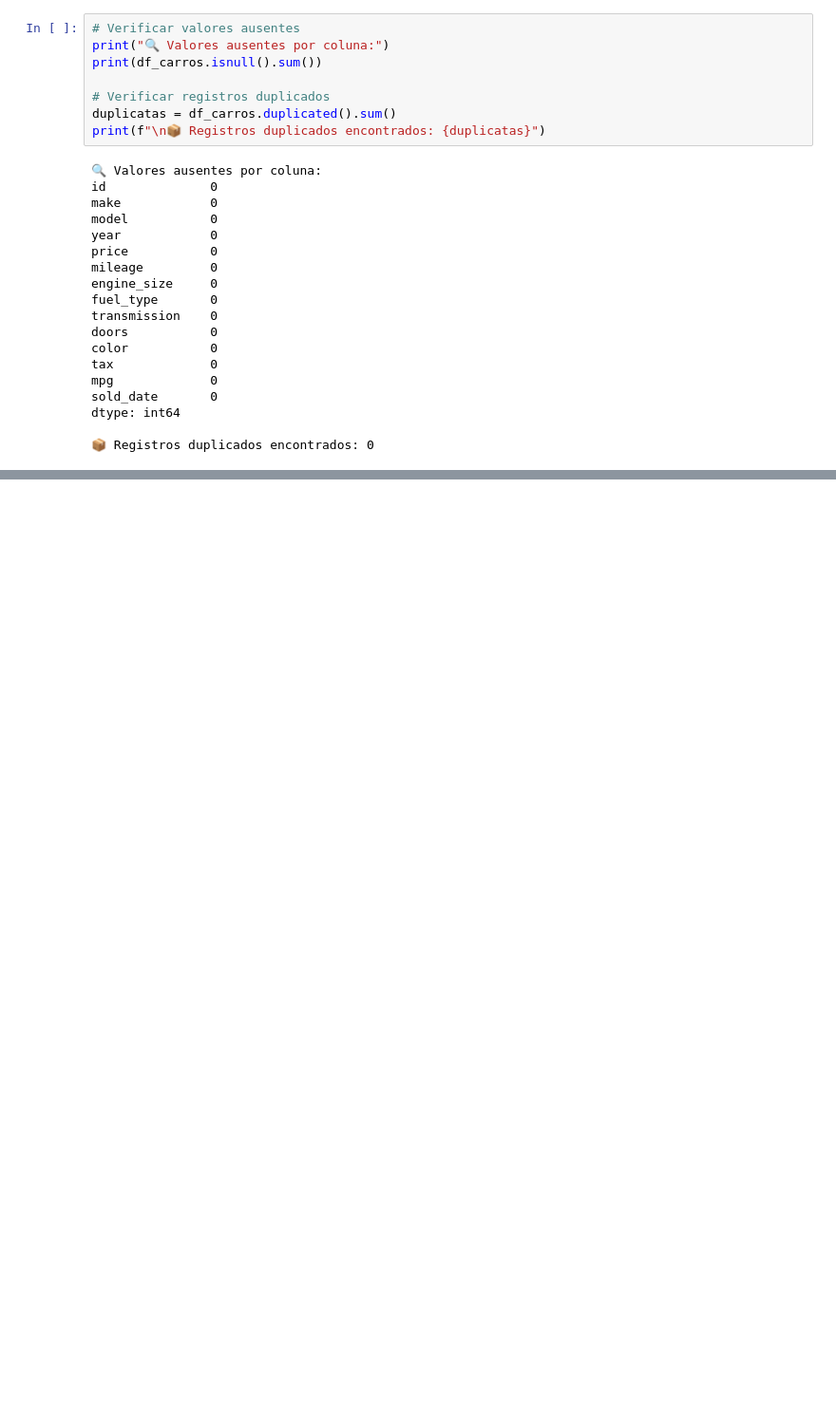
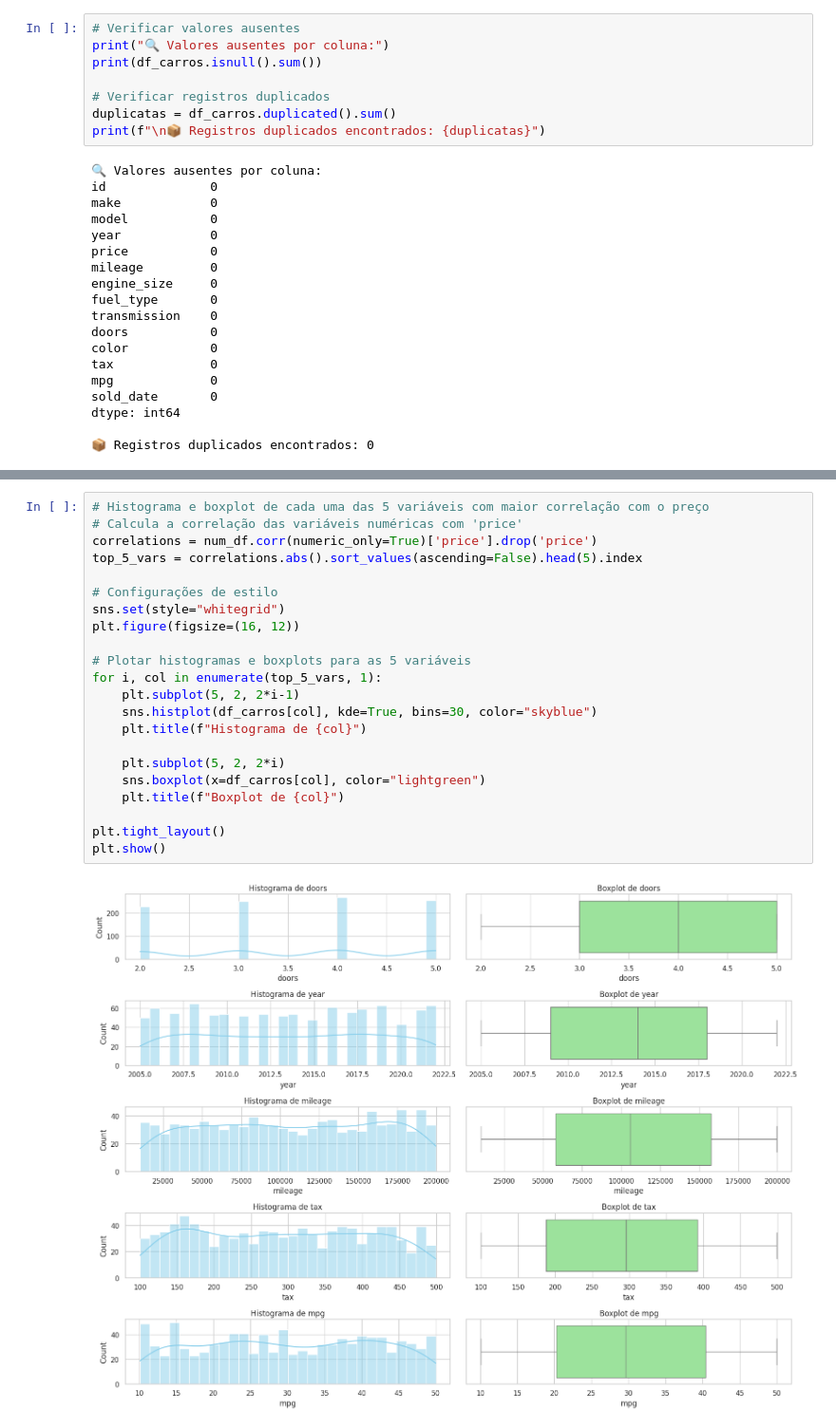
Before and after one commit to devLarissaRodrigues/WoMakersCode-DataAnalytics-DesafiosEmSquad, a Jupyter notebook: Desafio5_completo_em_squad.ipynb, the cells around one changed output, grey strips where cells are left out. Shown at 95% size. Cells and saved outputs as stored; diff of their text form; blank space fills up the shorter version.

```diff
--- a/Desafio5_completo_em_squad.ipynb
+++ b/Desafio5_completo_em_squad.ipynb
@@ -110,0 +240,24 @@ dtype: int64
+# %%
+# Histograma e boxplot de cada uma das 5 variáveis com maior correlação com o preço
+# Calcula a correlação das variáveis numéricas com 'price'
+correlations = num_df.corr(numeric_only=True)['price'].drop('price')
+top_5_vars = correlations.abs().sort_values(ascending=False).head(5).index
+
+# Configurações de estilo
+sns.set(style="whitegrid")
+plt.figure(figsize=(16, 12))
+
+# Plotar histogramas e boxplots para as 5 variáveis
+for i, col in enumerate(top_5_vars, 1):
+    plt.subplot(5, 2, 2*i-1)
+    sns.histplot(df_carros[col], kde=True, bins=30, color="skyblue")
+    plt.title(f"Histograma de {col}")
+
+    plt.subplot(5, 2, 2*i)
+    sns.boxplot(x=df_carros[col], color="lightgreen")
+    plt.title(f"Boxplot de {col}")
+
+plt.tight_layout()
+plt.show()
+# %% [output]
+[figure, added]
```
Also changed, not shown: parts of 14 cells of this notebook.
